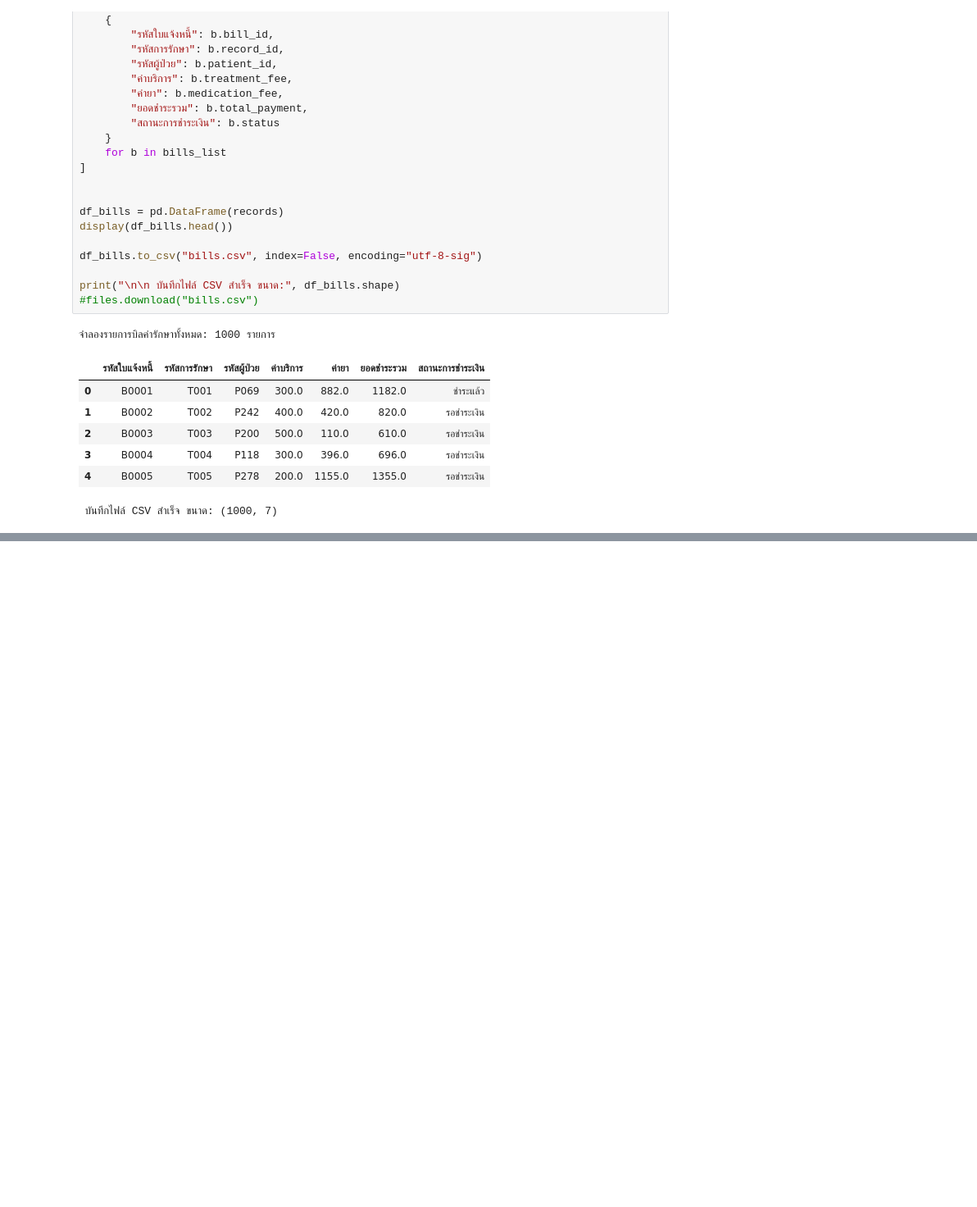
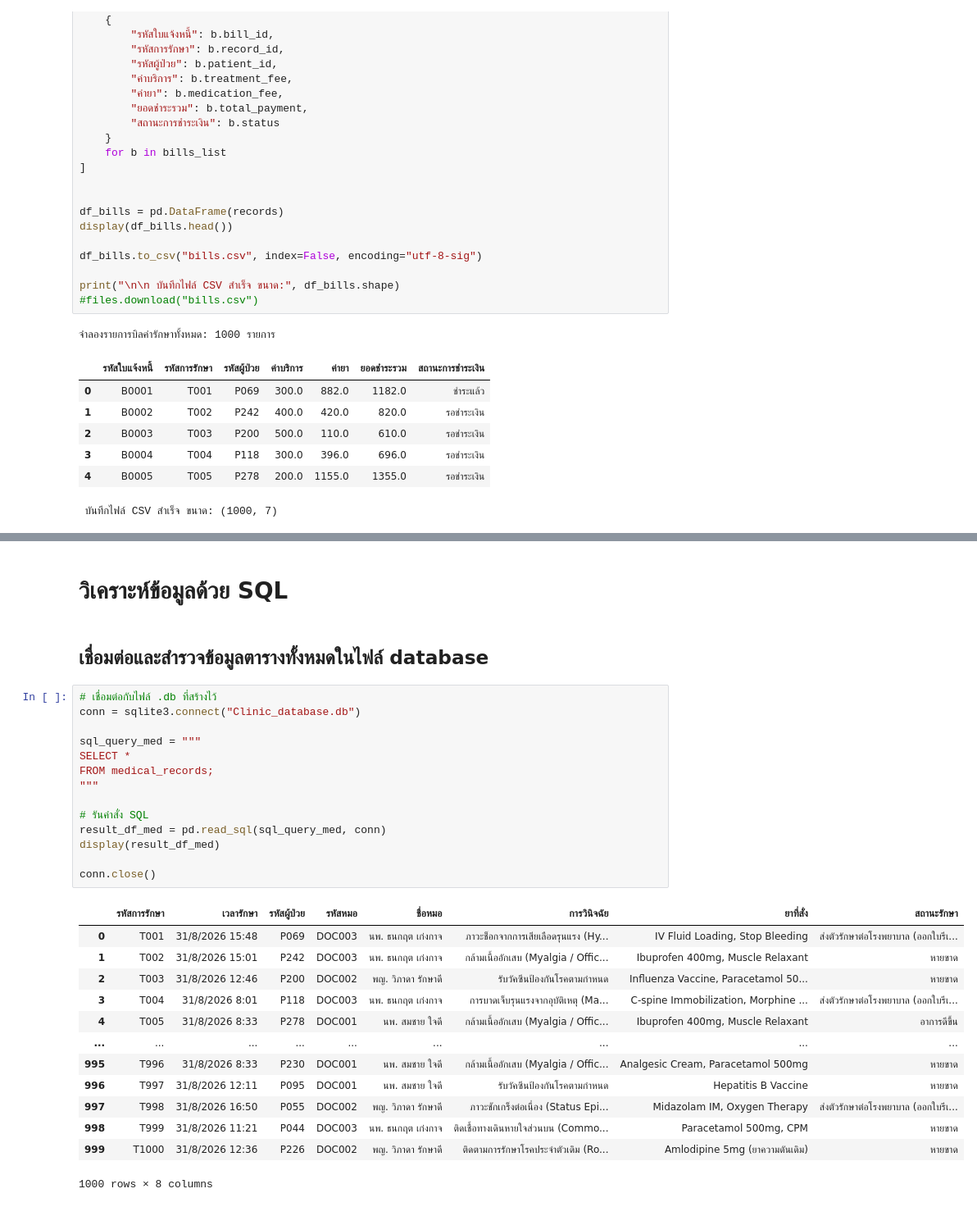
Before and after one commit to Nxpze/essencial-project1, a Jupyter notebook: Clinic_Python.ipynb, the cells around one changed output, grey strips where cells are left out. Shown at 82% size. Saved outputs shown, nothing was run; the diff lists cells and outputs as text; blank space fills up the shorter version.

```diff
--- a/Clinic_Python.ipynb
+++ b/Clinic_Python.ipynb
@@ -1138,0 +1378,32 @@ print("\n\n บันทึกไฟล์ CSV สำเร็จ ขนาด:"
+# %% [markdown]
+# วิเคราะห์ข้อมูลด้วย SQL
+# %% [markdown]
+## เชื่อมต่อและสำรวจข้อมูลตารางทั้งหมดในไฟล์ database
+# %%
+# เชื่อมต่อกับไฟล์ .db ที่สร้างไว้
+conn = sqlite3.connect("Clinic_database.db")
+
+sql_query_med = """
+SELECT *
+FROM medical_records;
+"""
+
+# รันคำสั่ง SQL
+result_df_med = pd.read_sql(sql_query_med, conn)
+display(result_df_med)
+
+conn.close()
+# %% [output]
+|  | รหัสการรักษา | เวลารักษา | รหัสผู้ป่วย | รหัสหมอ | ชื่อหมอ | การวินิจฉัย | ยาที่สั่ง | สถานะรักษา |
+| 0 | T001 | 31/8/2026 15:48 | P069 | DOC003 | นพ. ธนกฤต เก่งกาจ | ภาวะช็อกจากการเสียเลือดรุนแรง (Hy... | IV Fluid Loading, Stop Bleeding | ส่งตัวรักษาต่อโรงพยาบาล (ออกใบรีเ... |
+| 1 | T002 | 31/8/2026 15:01 | P242 | DOC003 | นพ. ธนกฤต เก่งกาจ | กล้ามเนื้ออักเสบ (Myalgia / Offic... | Ibuprofen 400mg, Muscle Relaxant | หายขาด |
+| 2 | T003 | 31/8/2026 12:46 | P200 | DOC002 | พญ. วิภาดา รักษาดี | รับวัคซีนป้องกันโรคตามกำหนด | Influenza Vaccine, Paracetamol 50... | หายขาด |
+| 3 | T004 | 31/8/2026 8:01 | P118 | DOC003 | นพ. ธนกฤต เก่งกาจ | การบาดเจ็บรุนแรงจากอุบัติเหตุ (Ma... | C-spine Immobilization, Morphine ... | ส่งตัวรักษาต่อโรงพยาบาล (ออกใบรีเ... |
+| 4 | T005 | 31/8/2026 8:33 | P278 | DOC001 | นพ. สมชาย ใจดี | กล้ามเนื้ออักเสบ (Myalgia / Offic... | Ibuprofen 400mg, Muscle Relaxant | อาการดีขึ้น |
+| ... | ... | ... | ... | ... | ... | ... | ... | ... |
+| 995 | T996 | 31/8/2026 8:33 | P230 | DOC001 | นพ. สมชาย ใจดี | กล้ามเนื้ออักเสบ (Myalgia / Offic... | Analgesic Cream, Paracetamol 500mg | หายขาด |
+| 996 | T997 | 31/8/2026 12:11 | P095 | DOC001 | นพ. สมชาย ใจดี | รับวัคซีนป้องกันโรคตามกำหนด | Hepatitis B Vaccine | หายขาด |
+| 997 | T998 | 31/8/2026 16:50 | P055 | DOC002 | พญ. วิภาดา รักษาดี | ภาวะชักเกร็งต่อเนื่อง (Status Epi... | Midazolam IM, Oxygen Therapy | ส่งตัวรักษาต่อโรงพยาบาล (ออกใบรีเ... |
+| 998 | T999 | 31/8/2026 11:21 | P044 | DOC003 | นพ. ธนกฤต เก่งกาจ | ติดเชื้อทางเดินหายใจส่วนบน (Commo... | Paracetamol 500mg, CPM | หายขาด |
+| 999 | T1000 | 31/8/2026 12:36 | P226 | DOC002 | พญ. วิภาดา รักษาดี | ติดตามการรักษาโรคประจำตัวเดิม (Ro... | Amlodipine 5mg (ยาความดันเดิม) | หายขาด |
+1000 rows × 8 columns
```
Also changed, not shown: parts of 41 cells of this notebook.
